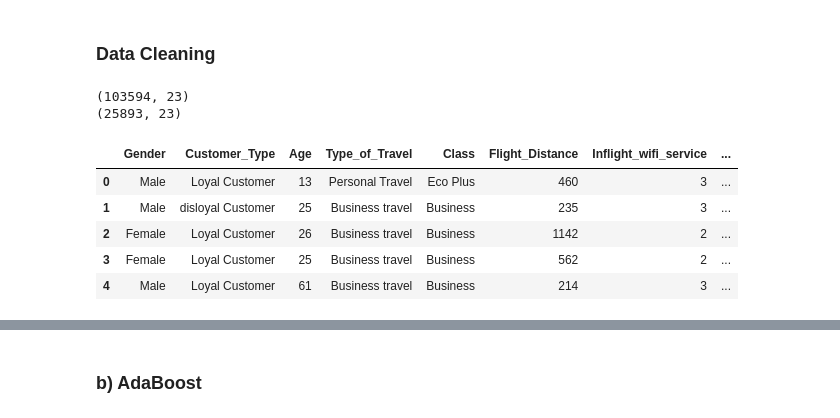
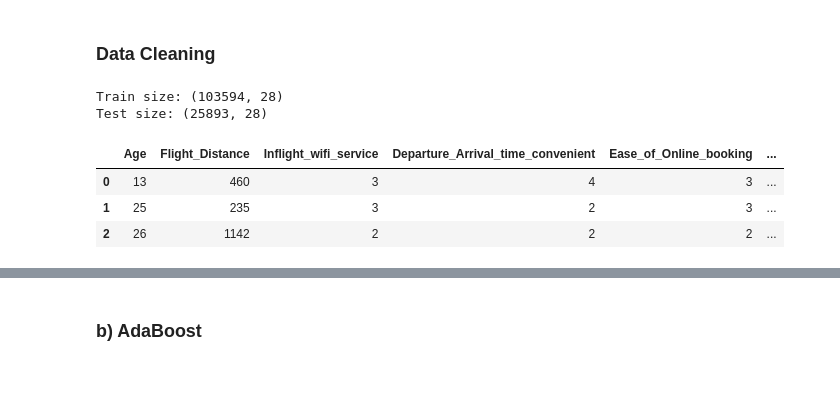
Before and after one commit to cs2027/stat-303-3-project, a Jupyter notebook: stat_303_3_advanced_modeling.ipynb, the cells around one changed output, grey strips where cells are left out. Cells and saved outputs as stored; diff of their text form; code cells hidden in the pictures; blank space fills up the shorter version.

```diff
--- a/stat_303_3_advanced_modeling.ipynb
+++ b/stat_303_3_advanced_modeling.ipynb
@@ -10,42 +10,58 @@ import matplotlib.pyplot as plt
 from sklearn.model_selection import StratifiedKFold, GridSearchCV, ParameterGrid
 from sklearn.ensemble import RandomForestClassifier, AdaBoostClassifier, GradientBoostingClassifier, VotingClassifier, StackingClassifier
 from sklearn.tree import DecisionTreeClassifier
 from sklearn.linear_model import LogisticRegression
+from sklearn.metrics import precision_score, accuracy_score, recall_score, precision_recall_curve
 import xgboost as xgb
 import itertools as it
 import time as time
+import pickle
+import warnings
+warnings.filterwarnings("ignore")
 
 pd.set_option("display.max_rows", None)
 pd.set_option("display.max_columns", None)
 pd.set_option('display.float_format', lambda x: '%.4f' % x)
 
-train = pd.read_csv('train.csv', index_col = 0)
-test = pd.read_csv('test.csv', index_col = 0)
+train = pd.read_csv('data/train.csv', index_col = 0)
+test = pd.read_csv('data/test.csv', index_col = 0)
 
 def data_prep(df):
     df["satisfaction"] = df["satisfaction"].map({'neutral or dissatisfied': 0, 'satisfied':1})
     df = df.dropna()
     df = df.drop(columns=["id"])
-    print(df.shape)
     df.columns = df.columns.str.replace(' ', '_')
     df.columns = df.columns.str.replace('/', '_')
     df.columns = df.columns.str.replace('-', '_')
     df['Type_of_Travel'] = df['Type_of_Travel'].astype('string')
     df['Class'] = df['Class'].astype('string')
     df['Gender'] = df['Gender'].astype('string')
     df['Customer_Type'] = df['Customer_Type'].astype('string')
     return df
 
 train = data_prep(train)
 test = data_prep(test)
 
-train.head()
+categorical_columns = list(train.select_dtypes('string').columns)
+train = pd.get_dummies(train, columns = categorical_columns, drop_first = False)
+test = pd.get_dummies(test, columns = categorical_columns, drop_first = False)
+
+train = train.dropna()
+test = test.dropna()
+
+print(f"Train size: {train.shape}")
+print(f"Test size: {test.shape}")
+
+X = train.drop(columns=["satisfaction"])
+y = train["satisfaction"]
+Xtest = test.drop(columns=["satisfaction"])
+ytest = test["satisfaction"]
+
+train[:3]
 # %% [output]
-(103594, 23)
-(25893, 23)
+Train size: (103594, 28)
+Test size: (25893, 28)
-|  | Gender | Customer_Type | Age | Type_of_Travel | Class | Flight_Distance | Inflight_wifi_service | ... |
-| 0 | Male | Loyal Customer | 13 | Personal Travel | Eco Plus | 460 | 3 | ... |
-| 1 | Male | disloyal Customer | 25 | Business travel | Business | 235 | 3 | ... |
-| 2 | Female | Loyal Customer | 26 | Business travel | Business | 1142 | 2 | ... |
-| 3 | Female | Loyal Customer | 25 | Business travel | Business | 562 | 2 | ... |
-| 4 | Male | Loyal Customer | 61 | Business travel | Business | 214 | 3 | ... |
+|  | Age | Flight_Distance | Inflight_wifi_service | Departure_Arrival_time_convenient | Ease_of_Online_booking | ... |
+| 0 | 13 | 460 | 3 | 4 | 3 | ... |
+| 1 | 25 | 235 | 3 | 2 | 3 | ... |
+| 2 | 26 | 1142 | 2 | 2 | 2 | ... |
```
Also changed, not shown: parts of 51 cells of this notebook.
